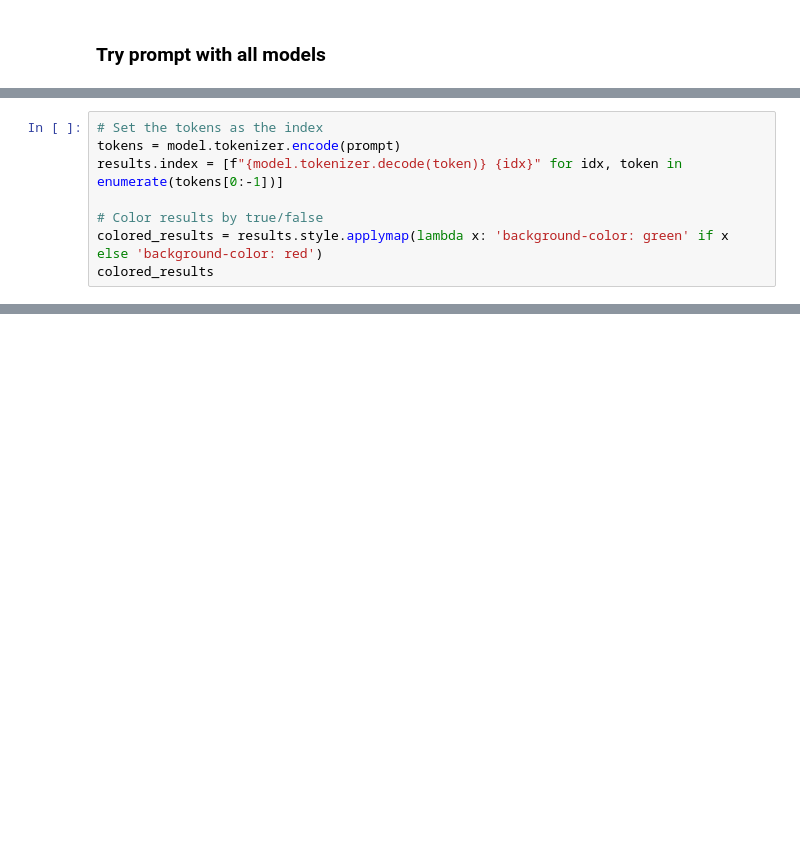
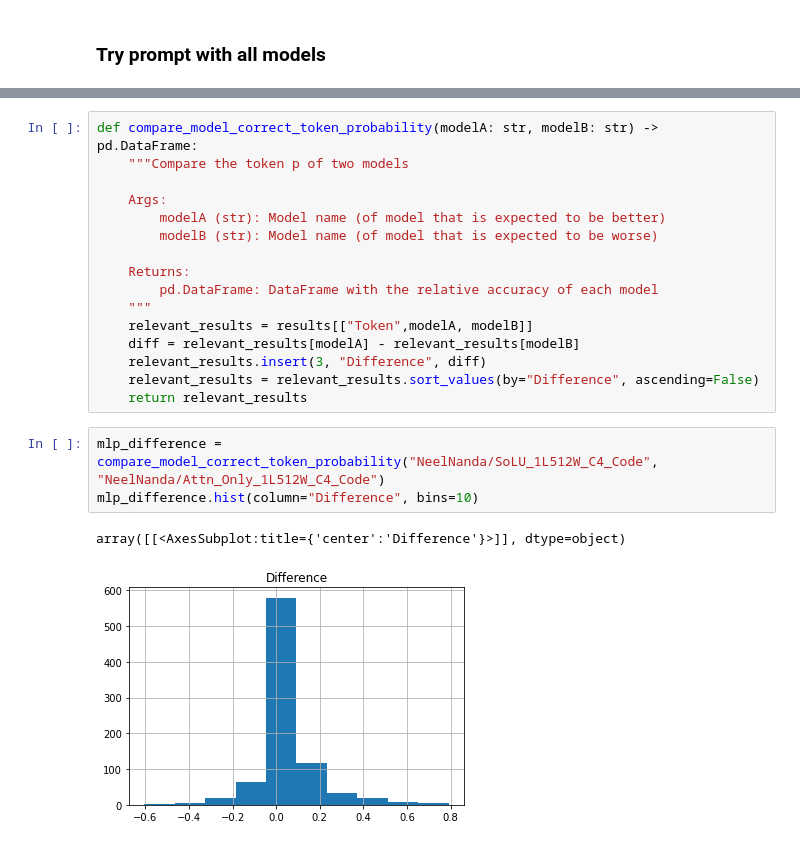
Before and after one commit to alan-cooney/mech-interp-code-generation, a Jupyter notebook: 1-different-models.ipynb, the cells around one changed output, grey strips where cells are left out. Saved outputs shown, nothing was run; the diff lists cells and outputs as text; blank space fills up the shorter version.

Commit message:
Show the probabilities of predicting correct tokens
Show this for different models

```diff
--- a/1-different-models.ipynb
+++ b/1-different-models.ipynb
@@ -261,8 +276,0 @@ results.index = [f"{token} (idx)" for idx, token in enumerate(tokens[0:-1])]
-# %%
-# Set the tokens as the index
-tokens = model.tokenizer.encode(prompt)
-results.index = [f"{model.tokenizer.decode(token)} {idx}" for idx, token in enumerate(tokens[0:-1])]
-
-# Color results by true/false
-colored_results = results.style.applymap(lambda x: 'background-color: green' if x else 'background-color: red')
-colored_results
@@ -270,0 +292,22 @@ colored_results
+# %%
+def compare_model_correct_token_probability(modelA: str, modelB: str) -> pd.DataFrame:
+    """Compare the token p of two models
+
+    Args:
+        modelA (str): Model name (of model that is expected to be better)
+        modelB (str): Model name (of model that is expected to be worse)
+
+    Returns:
+        pd.DataFrame: DataFrame with the relative accuracy of each model
+    """
+    relevant_results = results[["Token",modelA, modelB]]
+    diff = relevant_results[modelA] - relevant_results[modelB]
+    relevant_results.insert(3, "Difference", diff)
+    relevant_results = relevant_results.sort_values(by="Difference", ascending=False)
+    return relevant_results
+# %%
+mlp_difference = compare_model_correct_token_probability("NeelNanda/SoLU_1L512W_C4_Code", "NeelNanda/Attn_Only_1L512W_C4_Code")
+mlp_difference.hist(column="Difference", bins=10)
+# %% [output]
+array([[<AxesSubplot:title={'center':'Difference'}>]], dtype=object)
+[figure, added]
```
Also changed, not shown: parts of 7 cells of this notebook, 1 other file.
